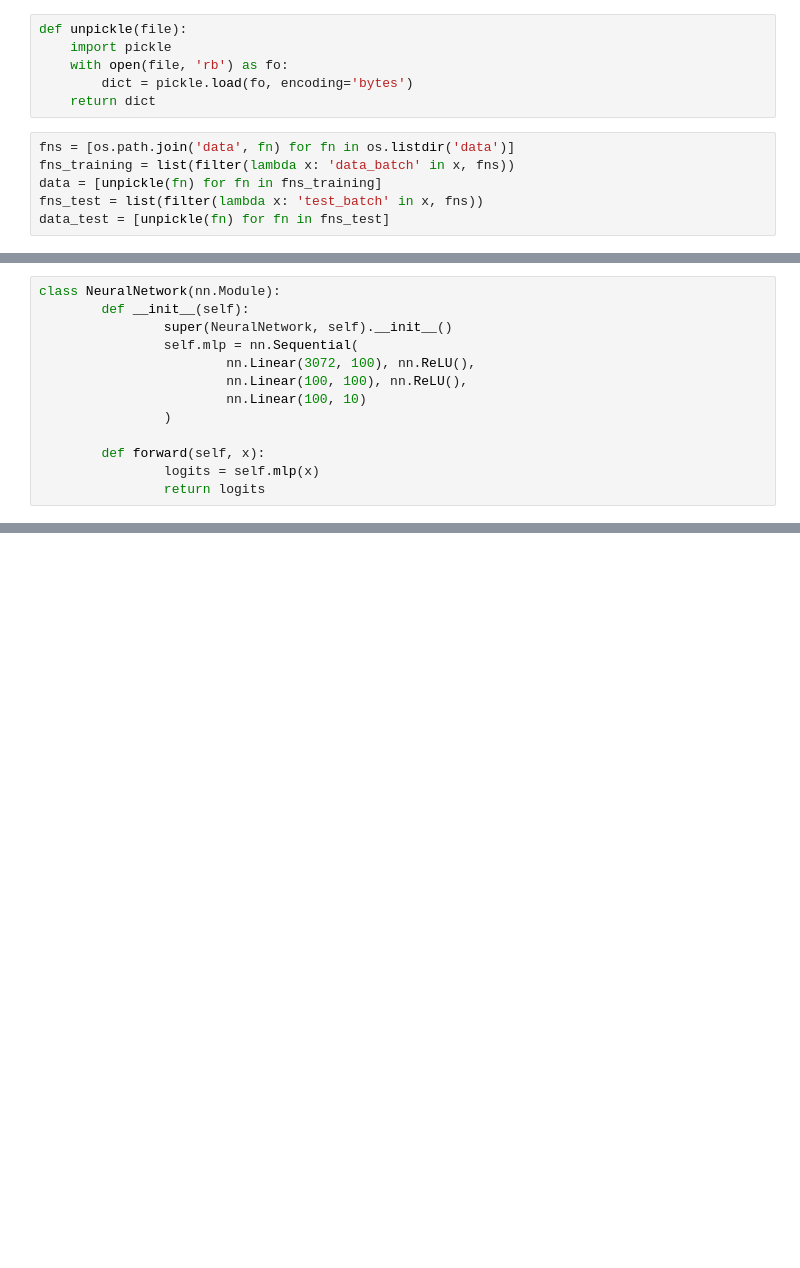
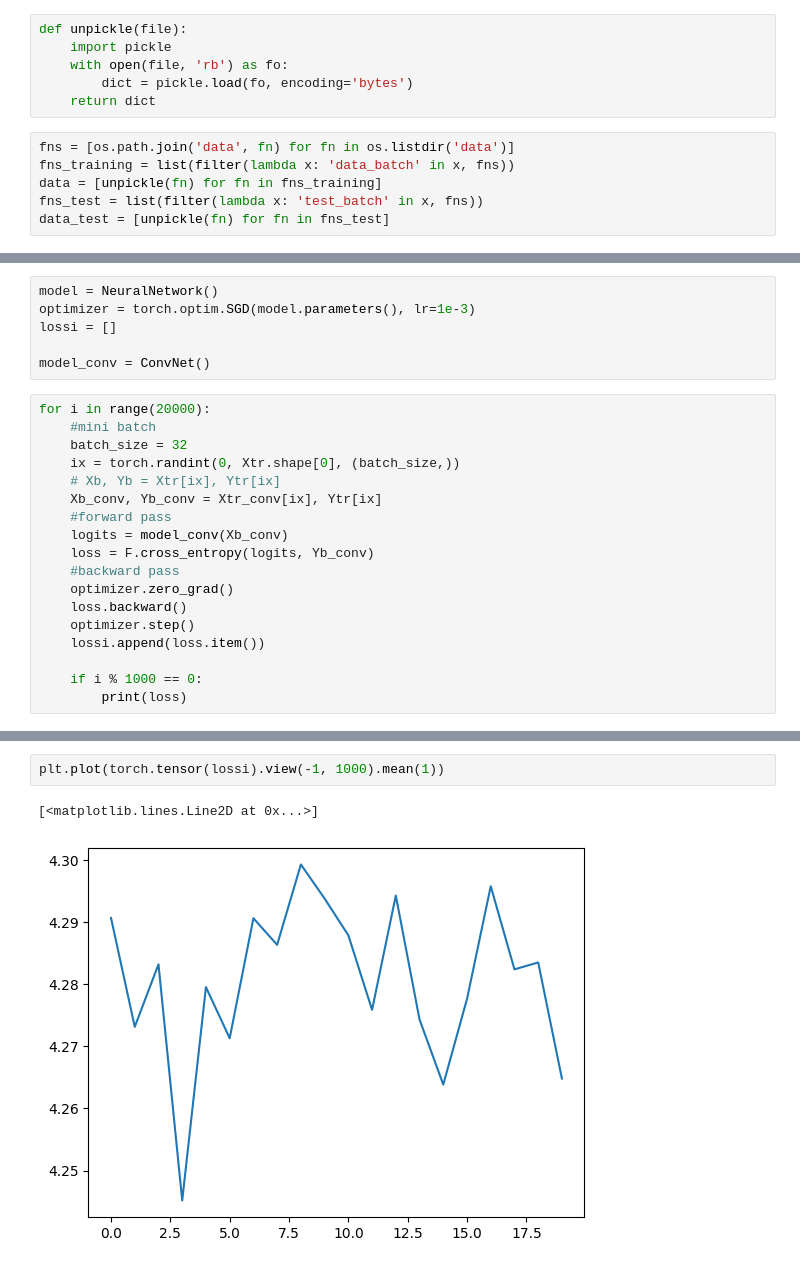
Before and after one commit to markuspirke/fun-with-images, a Jupyter notebook: mlp.ipynb, the cells around one changed output, grey strips where cells are left out. Drawn from its saved outputs; the diff is of its cells as text; blank space fills up the shorter version.

```diff
--- a/mlp.ipynb
+++ b/mlp.ipynb
@@ -37,13 +34,0 @@ Error:
-# %%
-class NeuralNetwork(nn.Module):
-        def __init__(self):
-                super(NeuralNetwork, self).__init__()
-                self.mlp = nn.Sequential(
-                        nn.Linear(3072, 100), nn.ReLU(),
-                        nn.Linear(100, 100), nn.ReLU(),
-                        nn.Linear(100, 10)
-                )
-
-        def forward(self, x):
-                logits = self.mlp(x)
-                return logits
@@ -86,0 +76,24 @@ tensor([[0., 0., 0., 0., 0., 0., 0., 0., 0., 0.],
+# %%
+model = NeuralNetwork()
+optimizer = torch.optim.SGD(model.parameters(), lr=1e-3)
+lossi = []
+
+model_conv = ConvNet()
+# %%
+for i in range(20000):
+    #mini batch
+    batch_size = 32
+    ix = torch.randint(0, Xtr.shape[0], (batch_size,))
+    # Xb, Yb = Xtr[ix], Ytr[ix]
+    Xb_conv, Yb_conv = Xtr_conv[ix], Ytr[ix]
+    #forward pass
+    logits = model_conv(Xb_conv)
+    loss = F.cross_entropy(logits, Yb_conv)
+    #backward pass
+    optimizer.zero_grad()
+    loss.backward()
+    optimizer.step()
+    lossi.append(loss.item())
+
+    if i % 1000 == 0:
+        print(loss)
@@ -86,0 +121,5 @@ tensor([[0., 0., 0., 0., 0., 0., 0., 0., 0., 0.],
+# %%
+plt.plot(torch.tensor(lossi).view(-1, 1000).mean(1))
+# %% [output]
+[<matplotlib.lines.Line2D at 0x...>]
+[figure, added]
```
Also changed, not shown: parts of 12 cells of this notebook, 2 other files.
